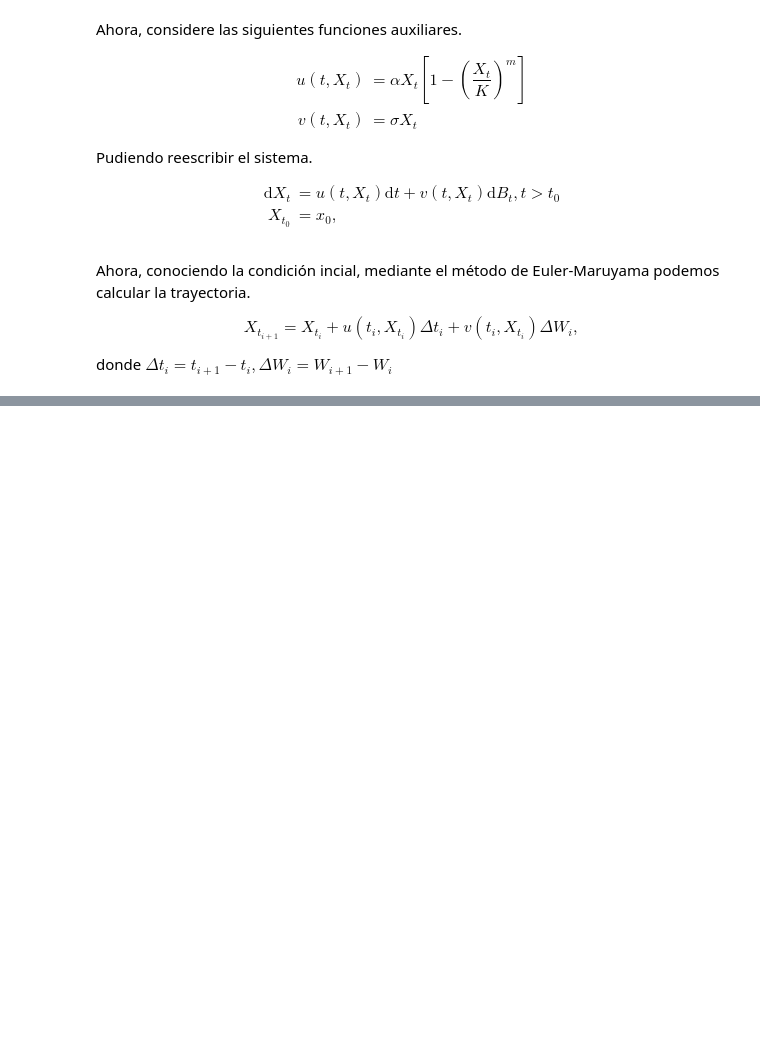
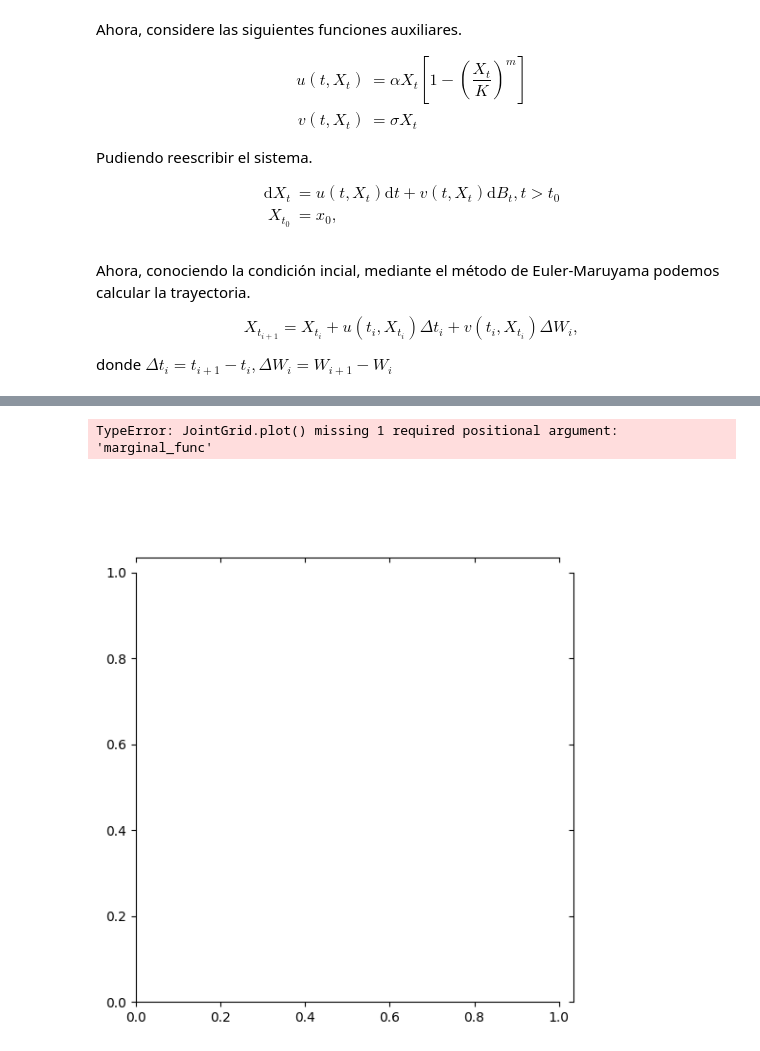
Before and after one commit to Dust1920/stochacalculus, a Jupyter notebook: PythonScripts/logistic_richardson.ipynb, the cells around one changed output, grey strips where cells are left out. Saved outputs shown, nothing was run; the diff lists cells and outputs as text; code cells hidden in the pictures; blank space fills up the shorter version.

```diff
--- a/PythonScripts/logistic_richardson.ipynb
+++ b/PythonScripts/logistic_richardson.ipynb
@@ -82,0 +190,21 @@ plt.plot(time, x_t)
+# %%
+np.random.seed(42)
+data = np.random.randn(100, 3)
+columns = ['Variable1', 'Variable2', 'Variable3']
+df = pd.DataFrame(data, columns=columns)
+
+
+# Crear una matriz de gráficos utilizando sns.JointGrid
+grid = sns.JointGrid(data=df, height=6)
+
+# Gráficos de dispersión fuera de la diagonal principal
+grid = grid.plot(sns.scatterplot, color='b')
+
+# Histogramas en la diagonal principal
+grid = grid.plot_marginals(sns.histplot, kde_kws={'color': 'k'})
+
+# Mostrar la matriz de gráficos
+plt.show()
+# %% [output]
+TypeError: JointGrid.plot() missing 1 required positional argument: 'marginal_func'
+[figure, added]
```
Also changed, not shown: parts of 9 cells of this notebook, 2 other files.
